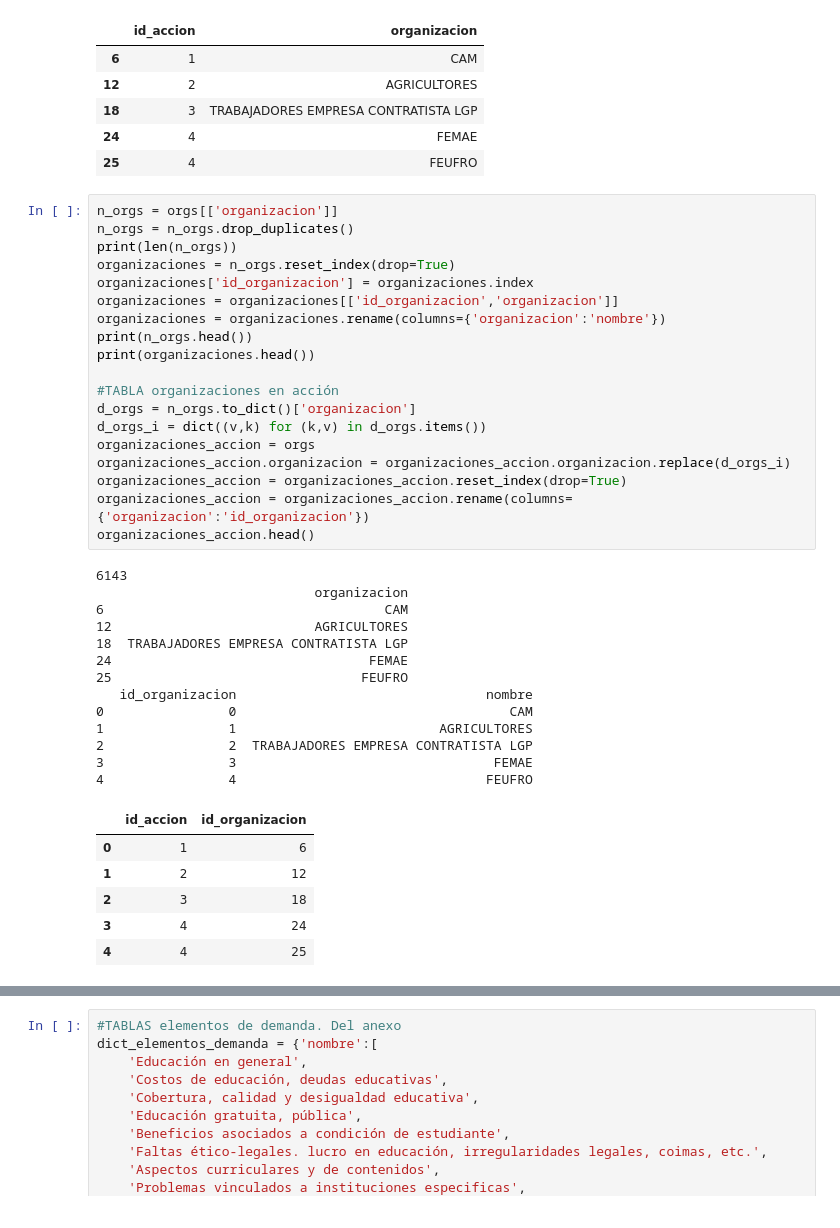
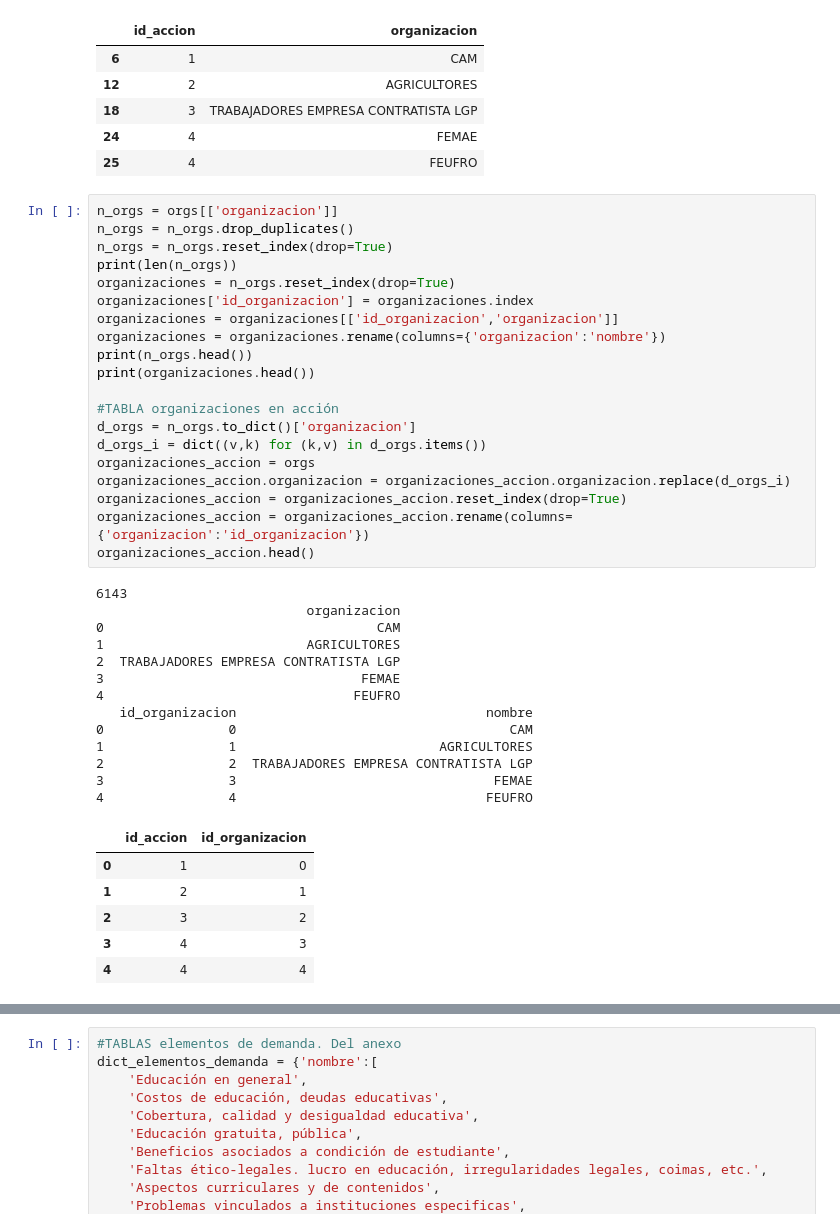
Before and after one commit to Vicvar/MTNotes, a Jupyter notebook: COESW.ipynb, the cells around one changed output, grey strips where cells are left out. Cells and saved outputs as stored; diff of their text form.

```diff
--- a/COESW.ipynb
+++ b/COESW.ipynb
@@ -473,41 +455,42 @@ orgs.head()
 # %%
 n_orgs = orgs[['organizacion']]
 n_orgs = n_orgs.drop_duplicates()
+n_orgs = n_orgs.reset_index(drop=True)
 print(len(n_orgs))
 organizaciones = n_orgs.reset_index(drop=True)
 organizaciones['id_organizacion'] = organizaciones.index
 organizaciones = organizaciones[['id_organizacion','organizacion']]
 organizaciones = organizaciones.rename(columns={'organizacion':'nombre'})
 print(n_orgs.head())
 print(organizaciones.head())
 
 #TABLA organizaciones en acción
 d_orgs = n_orgs.to_dict()['organizacion']
 d_orgs_i = dict((v,k) for (k,v) in d_orgs.items())
 organizaciones_accion = orgs
 organizaciones_accion.organizacion = organizaciones_accion.organizacion.replace(d_orgs_i)
 organizaciones_accion = organizaciones_accion.reset_index(drop=True)
 organizaciones_accion = organizaciones_accion.rename(columns={'organizacion':'id_organizacion'})
 organizaciones_accion.head()
 # %% [output]
 6143
-                            organizacion
-6                                    CAM
-12                          AGRICULTORES
-18  TRABAJADORES EMPRESA CONTRATISTA LGP
-24                                 FEMAE
-25                                FEUFRO
+                           organizacion
+0                                   CAM
+1                          AGRICULTORES
+2  TRABAJADORES EMPRESA CONTRATISTA LGP
+3                                 FEMAE
+4                                FEUFRO
    id_organizacion                                nombre
 0                0                                   CAM
 1                1                          AGRICULTORES
 2                2  TRABAJADORES EMPRESA CONTRATISTA LGP
 3                3                                 FEMAE
 4                4                                FEUFRO
 |  | id_accion | id_organizacion |
-| 0 | 1 | 6 |
-| 1 | 2 | 12 |
-| 2 | 3 | 18 |
-| 3 | 4 | 24 |
-| 4 | 4 | 25 |
+| 0 | 1 | 0 |
+| 1 | 2 | 1 |
+| 2 | 3 | 2 |
+| 3 | 4 | 3 |
+| 4 | 4 | 4 |
 # %%
 #TABLA tipos de elemento de demanda. Del anexo.
```
Also changed, not shown: parts of 19 cells of this notebook.
